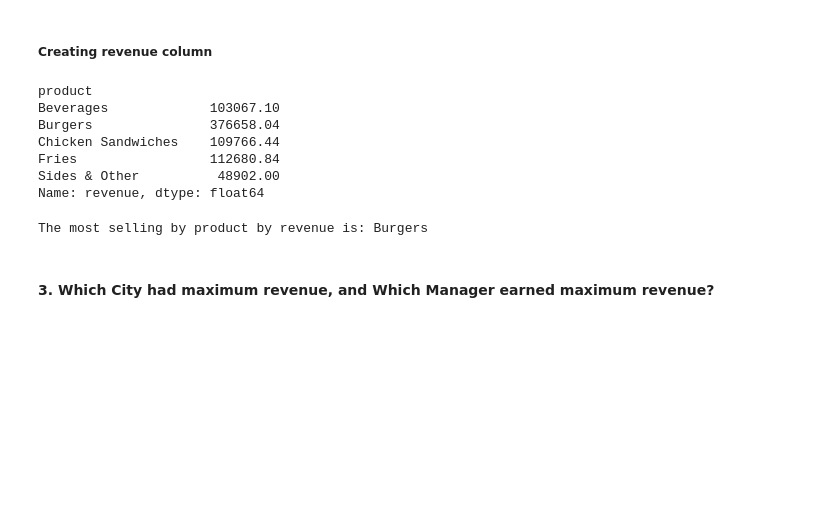
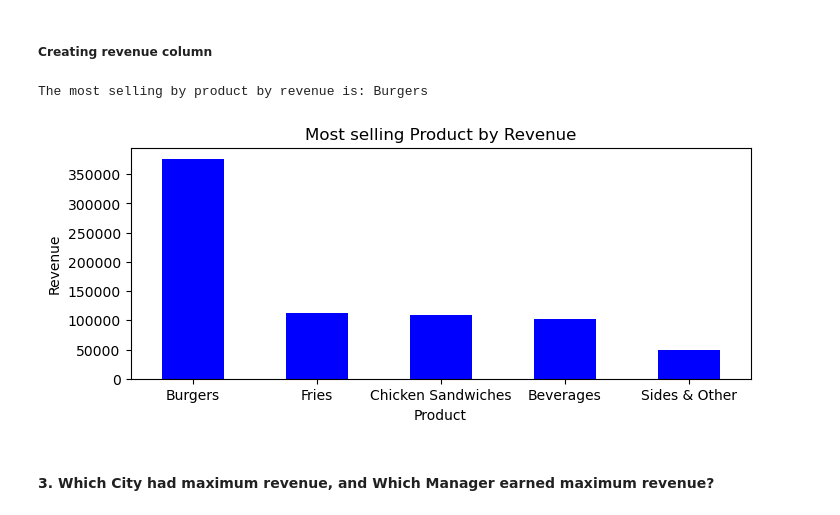
Before and after one commit to ARAFAH-LAWAL102/Sales-Analysis-and-EDA-with-Python, a Jupyter notebook: python sales data .ipynb, the cells around one changed output. Cells and saved outputs as stored; diff of their text form; code cells hidden in the pictures; blank space fills up the shorter version.

```diff
--- a/python sales data .ipynb
+++ b/python sales data .ipynb
@@ -268,23 +341,22 @@ The most selling product by quantity is: Beverages
 # %% [markdown]
 ##### Creating revenue column
 # %%
+# Creating the revenue column by multiplying the quantity column by price column
 df['revenue'] = df['quantity']* df['price']
+selling_rev= df.groupby("product")["revenue"].sum().sort_values(ascending=False)
+most_selling_rev =selling_rev.idxmax()
+print("The most selling by product by revenue is:", most_selling_rev)
+
+# Plotting bar chart
+bars=selling_rev.plot(kind='bar', color='blue', figsize=(8,3))
+plt.title('Most selling Product by Revenue')
+plt.xlabel('Product')
+plt.ylabel('Revenue')
+plt.xticks(rotation=0)
+plt.show()
+# %% [output]
+The most selling by product by revenue is: Burgers
+[figure, added]
-# %%
-selling_rev= df.groupby("product")["revenue"].sum()
-print(selling_rev)
-# %% [output]
-product
-Beverages             103067.10
-Burgers               376658.04
-Chicken Sandwiches    109766.44
-Fries                 112680.84
-Sides & Other          48902.00
-Name: revenue, dtype: float64
-# %%
-most_selling_rev =selling_rev.idxmax()
-print("The most selling by product by revenue is:", most_selling_rev)
-# %% [output]
-The most selling by product by revenue is: Burgers
 # %% [markdown]
 #### 3. Which City had maximum revenue, and Which Manager earned maximum revenue?
 # %%
```
Also changed, not shown: parts of 66 cells of this notebook.
